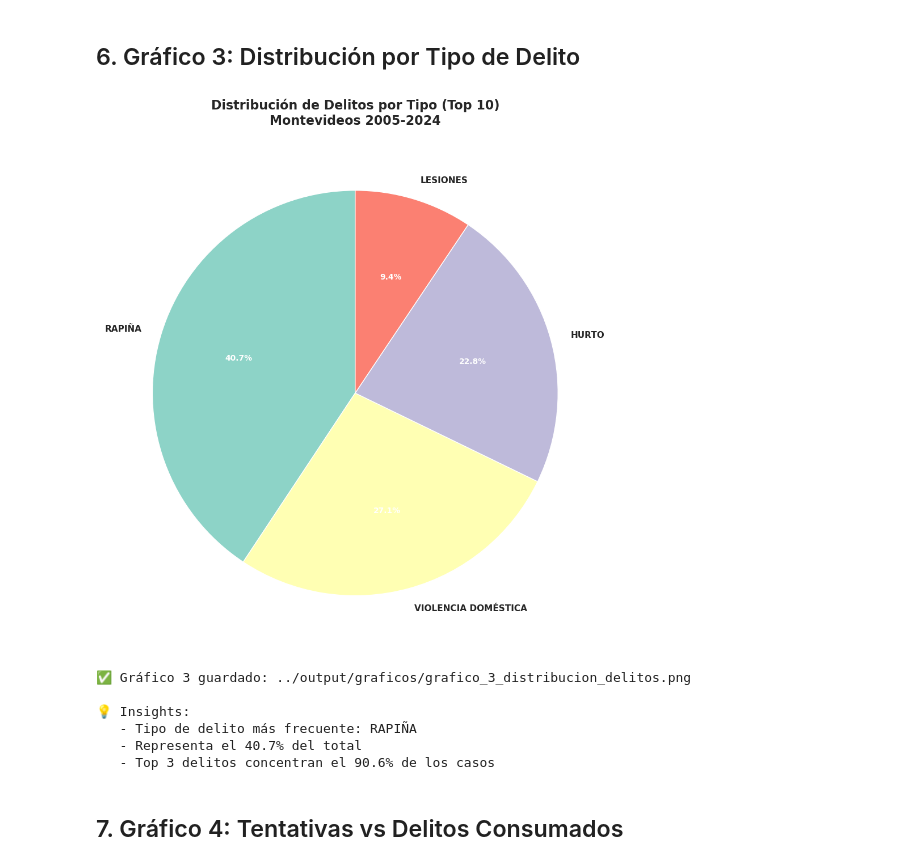
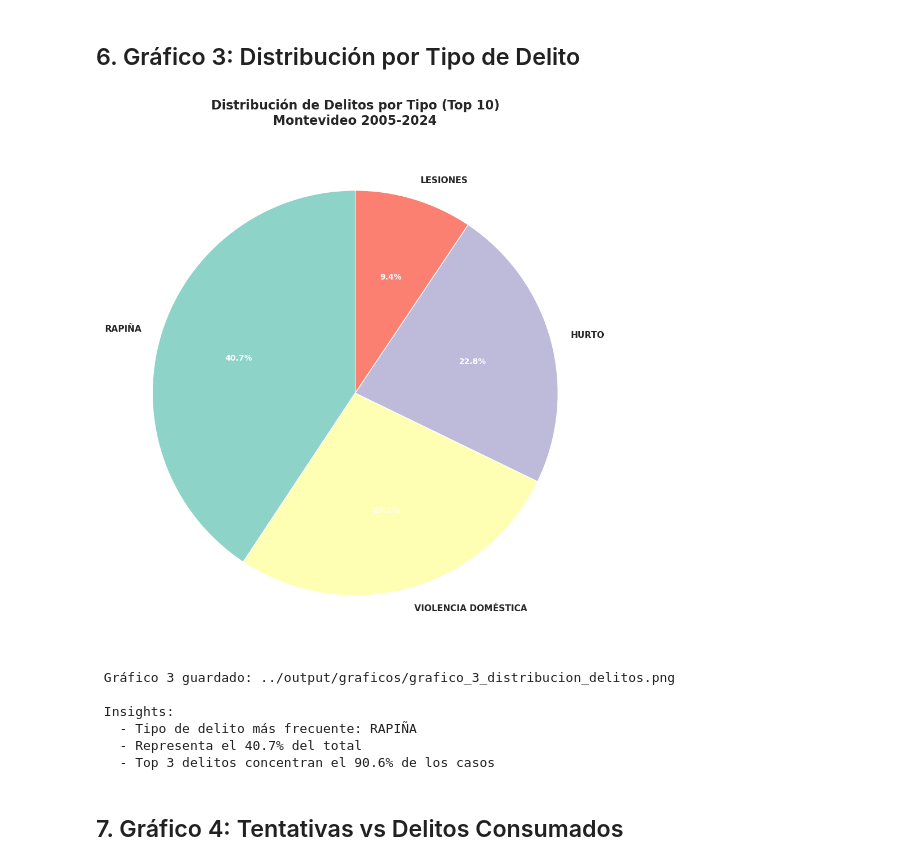
Before and after one commit to emi2k3/Big-RATA, a Jupyter notebook: notebooks/analisis_delitos.ipynb, the cells around one changed output. Saved outputs shown, nothing was run; the diff lists cells and outputs as text; code cells hidden in the pictures.

```diff
--- a/notebooks/analisis_delitos.ipynb
+++ b/notebooks/analisis_delitos.ipynb
@@ -114,7 +114,7 @@ if not df.empty and 'BARRIO_MONTEVIDEO' in df.columns:
     # Personalizar
     ax.set_xlabel('Cantidad de Delitos', fontsize=13, fontweight='bold')
     ax.set_ylabel('Barrio', fontsize=13, fontweight='bold')
-    ax.set_title('Top 10 Barrios con Mayor Incidencia Delictiva\nMontevideos 2005-2024',
+    ax.set_title('Top 10 Barrios con Mayor Incidencia Delictiva\nMontevideo 2005-2024',
                  fontsize=16, fontweight='bold', pad=20)
 
     # Agregar valores en las barras
@@ -127,10 +127,10 @@ if not df.empty and 'BARRIO_MONTEVIDEO' in df.columns:
     plt.savefig(OUTPUT_DIR / 'grafico_1_top_barrios.png', dpi=300, bbox_inches='tight')
     plt.show()
 
-    print(f"✅ Gráfico 1 guardado: {OUTPUT_DIR / 'grafico_1_top_barrios.png'}")
+    print(f" Gráfico 1 guardado: {OUTPUT_DIR / 'grafico_1_top_barrios.png'}")
 
     # Insights
-    print(f"\n💡 Insights:")
+    print(f"\n Insights:")
     print(f"   - El barrio más peligroso es: {top_barrios.index[-1]}")
     print(f"   - Total de delitos en top barrio: {int(top_barrios.values[-1]):,}")
     print(f"   - Diferencia con el 2do lugar: {int(top_barrios.values[-1] - top_barrios.values[-2]):,} delitos")
@@ -233,40 +233,40 @@ if not df.empty and 'DELITO' in df.columns:
     colors_pie = plt.cm.Set3(range(len(delitos)))
 
     wedges, texts, autotexts = ax.pie(
         delitos.values,
         labels=delitos.index,
         autopct='%1.1f%%',
         startangle=90,
         colors=colors_pie,
         textprops={'fontsize': 11, 'fontweight': 'bold'}
     )
 
     # Hacer porcentajes más legibles
     for autotext in autotexts:
         autotext.set_color('white')
         autotext.set_fontsize(10)
         autotext.set_fontweight('bold')
 
-    ax.set_title('Distribución de Delitos por Tipo (Top 10)\nMontevideos 2005-2024',
+    ax.set_title('Distribución de Delitos por Tipo (Top 10)\nMontevideo 2005-2024',
                  fontsize=16, fontweight='bold', pad=20)
 
     plt.tight_layout()
     plt.savefig(OUTPUT_DIR / 'grafico_3_distribucion_delitos.png', dpi=300, bbox_inches='tight')
     plt.show()
 
-    print(f"✅ Gráfico 3 guardado: {OUTPUT_DIR / 'grafico_3_distribucion_delitos.png'}")
+    print(f" Gráfico 3 guardado: {OUTPUT_DIR / 'grafico_3_distribucion_delitos.png'}")
 
     # Insights
     total = delitos.sum()
-    print(f"\n💡 Insights:")
+    print(f"\n Insights:")
     print(f"   - Tipo de delito más frecuente: {delitos.index[0]}")
     print(f"   - Representa el {(delitos.values[0]/total*100):.1f}% del total")
     print(f"   - Top 3 delitos concentran el {(delitos.head(3).sum()/total*100):.1f}% de los casos")
 # %% [output]
-[figure, old version]
+[figure, new version]
-✅ Gráfico 3 guardado: ../output/graficos/grafico_3_distribucion_delitos.png
+ Gráfico 3 guardado: ../output/graficos/grafico_3_distribucion_delitos.png
 
-💡 Insights:
+ Insights:
    - Tipo de delito más frecuente: RAPIÑA
    - Representa el 40.7% del total
    - Top 3 delitos concentran el 90.6% de los casos
```
Also changed, not shown: parts of 8 cells of this notebook, 1 other file.
